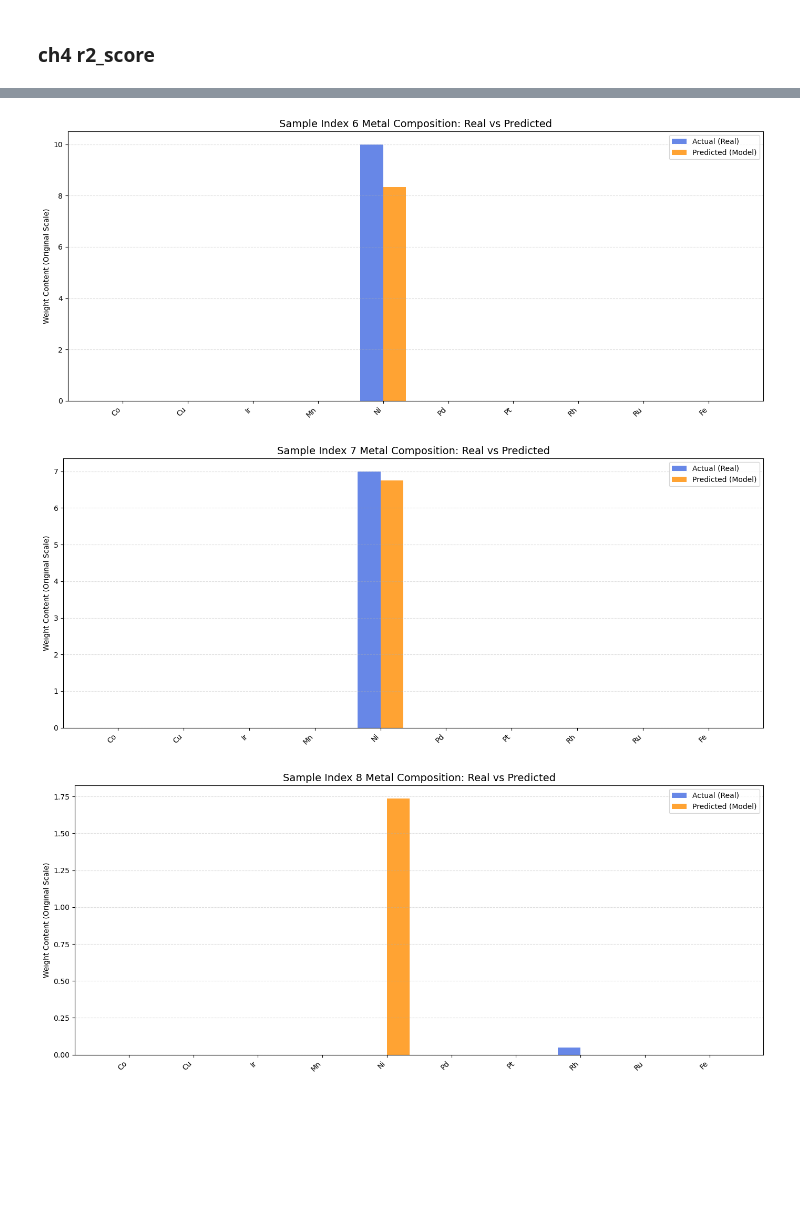
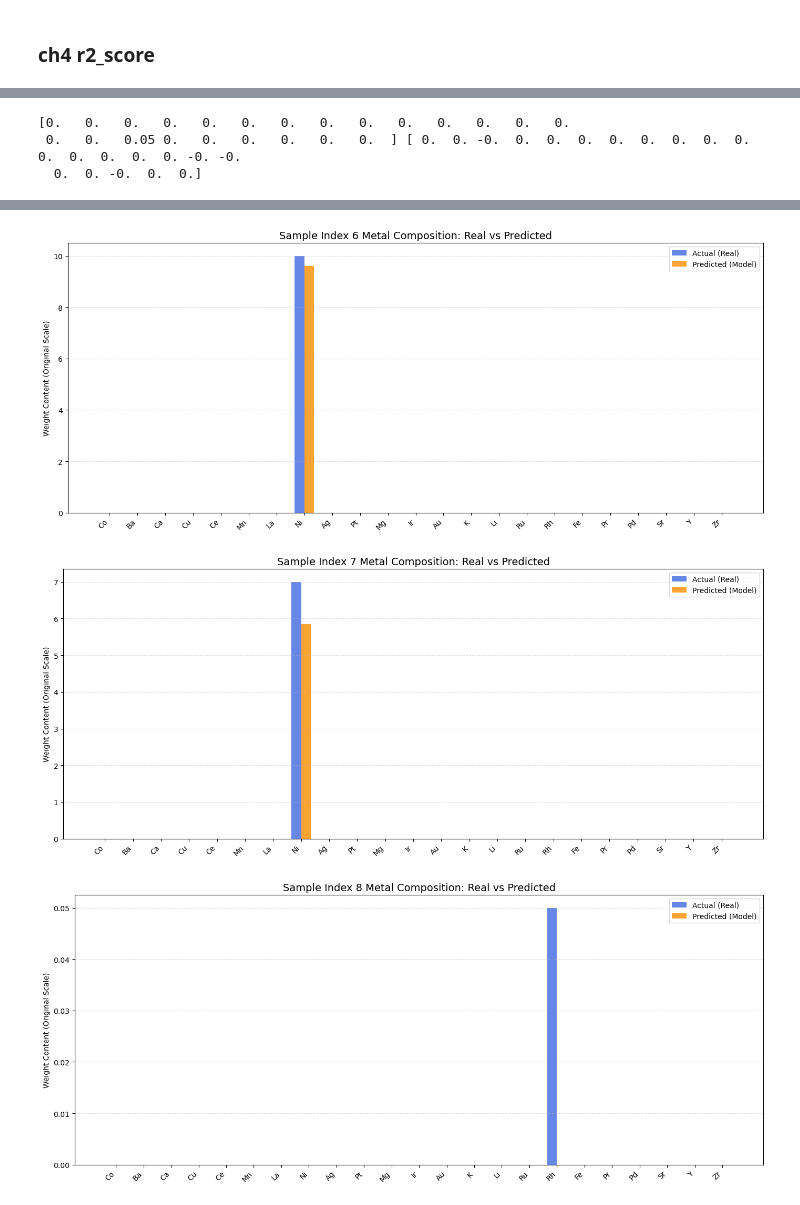
Before and after one commit to MINGYU-1/model_making, a Jupyter notebook: data_making/epoch_1/s25olving.ipynb, the cells around one changed output, grey strips where cells are left out. Saved outputs shown, nothing was run; the diff lists cells and outputs as text; code cells hidden in the pictures; blank space fills up the shorter version.

```diff
--- a/data_making/epoch_1/s25olving.ipynb
+++ b/data_making/epoch_1/s25olving.ipynb
@@ -35,7 +35,7 @@ x_dim,c_dim
 # %%
-model = MultiDecoderCondVAE(x_dim,c_dim,z_dim=17,z1_dim=32).to(device)
+model = MultiDecoderCondVAE(x_dim,c_dim,z_dim=7,z1_dim=32).to(device)
 early_stopping = EarlyStopping(patience=40,min_delta = 1e-9)
-optimizer = optim.Adam(model.parameters(),lr = 1e-3, weight_decay=1e-5)
+optimizer = optim.Adam(model.parameters(),lr = 0.007209650083205326, weight_decay=1e-5)
 # %%
 history = {'train_loss':[],'train_bce':[],'train_kl':[],'val_loss':[],'val_bce':[],'val_kl':[]}
 epochs = 600
@@ -59,7 +59,7 @@ for epoch in range(1,1+epochs):
     v_loss = 0
     v_mse = 0
     v_kl = 0
-    y_true_all, y_pred_all = [], []
+    y_true_all, y_pred_all,y_hat_all = [], [], []
     threshold = 0.5
     with torch.no_grad():
         for v_x,v_c in val_loader:
@@ -72,6 +72,7 @@ for epoch in range(1,1+epochs):
             y_true = v_x
             y_true_all.extend(y_true.cpu().numpy())
             y_pred_all.extend(v_binary_out.cpu().numpy())
+            y_hat_all.extend(v_x_hat.cpu().numpy())
 
 
     avg_train_loss = t_loss/len(train_loader)
@@ -141,9 +149,9 @@ import pandas as pd
 from sklearn.metrics import r2_score, mean_absolute_error
 
 # 1) 환경 및 데이터 준비
-x_scaler = joblib.load('torch/24x_scaler.pkl')
-c_scaler = joblib.load('torch/24c_scaler.pkl')
-test_loader = torch.load('torch/test_loader_a_r.pt', weights_only=False)
+x_scaler = joblib.load('torch/abs_x_scaler.pkl')
+c_scaler = joblib.load('torch/sta_c_scaler.pkl')
+test_loader = torch.load('torch/test_loader.pt', weights_only=False)
 # %%
 early_stopping.load_best_model(model)
 model.eval()
@@ -183,14 +191,2 @@ Restored best model with loss: 0.797671
 # %% [markdown]
 ### ch4 r2_score
-# %%
-from sklearn.metrics import r2_score
-
-# 1. 모든 컬럼을 합치지 말고, 각 변수(컬럼)별로 R2 계산
-r2_per_column = r2_score(c_true_raw, c_hat_raw, multioutput='raw_values')
-
-# 2. 결과 출력 (각 성분별로 점수가 나옵니다)
-for i, score in enumerate(r2_per_column):
-    print(f"Variable {i} R2 Score: {score:.4f}")
-
-# 3. 전체 평균 (이게 진짜 모델의 평균 성능입니다)
-print(f"Average R2 Score: {np.mean(r2_per_column):.4f}")
@@ -214,11 +246,19 @@ promoter = ['Ba', 'Ca', 'Ce', 'La', 'Ag', 'Mg', 'Au', 'K', 'Li', 'Pr', 'Sr', 'Y'
 # %%
 df_meta = pd.read_csv('211210-DRM-total.csv')
 metal_columns = df_meta.loc[:, active_metal].columns
+# %%
+print(x_true_raw[8],x_hat_raw[8])
+# %% [output]
+[0.   0.   0.   0.   0.   0.   0.   0.   0.   0.   0.   0.   0.   0.
+ 0.   0.   0.05 0.   0.   0.   0.   0.   0.  ] [ 0.  0. -0.  0.  0.  0.  0.  0.  0.  0.  0.  0.  0.  0.  0.  0. -0. -0.
+  0.  0. -0.  0.  0.]
 # %%
 df_meta = pd.read_csv('211210-DRM-total.csv')
+df_metal = df_meta.iloc[:,2:25]
+metal_columns = df_metal.columns
 for i in range(5, 15):
     plt.figure(figsize=(14, 6))
-    x_axis = np.arange(len(metal_columns))
+    x_axis = np.arange(23)
     width = 0.35
 
     plt.bar(x_axis - width/2, x_true_raw[i], width, label='Actual (Real)', color='royalblue', alpha=0.8)
@@ -236,3 +276,3 @@ for i in range(5, 15):
-[figure, old version]
+[figure, new version]
-[figure, old version]
+[figure, new version]
-[figure, old version]
+[figure, new version]
```
Also changed, not shown: parts of 11 cells of this notebook, 18 other files.
